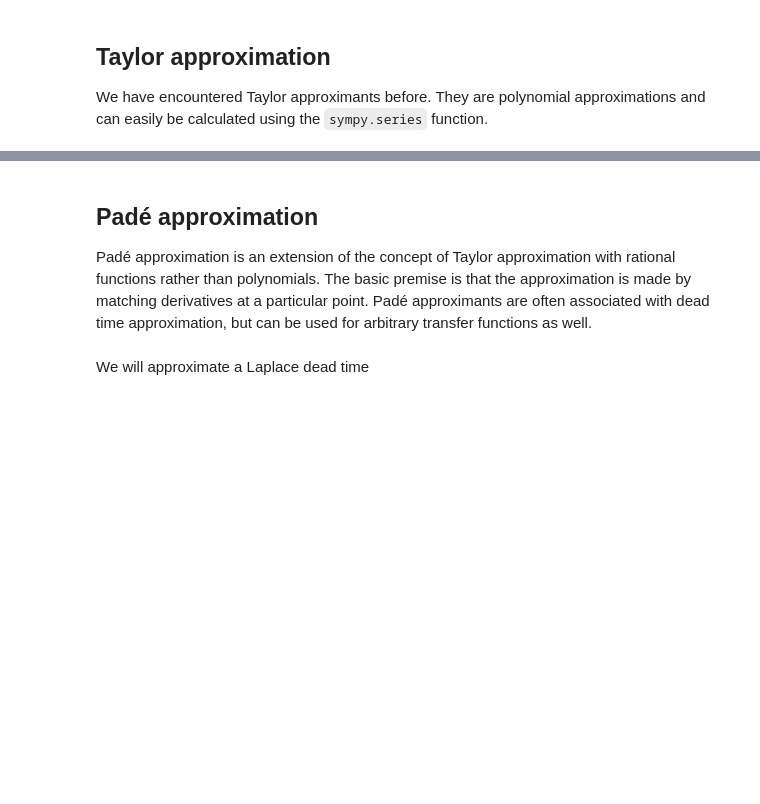
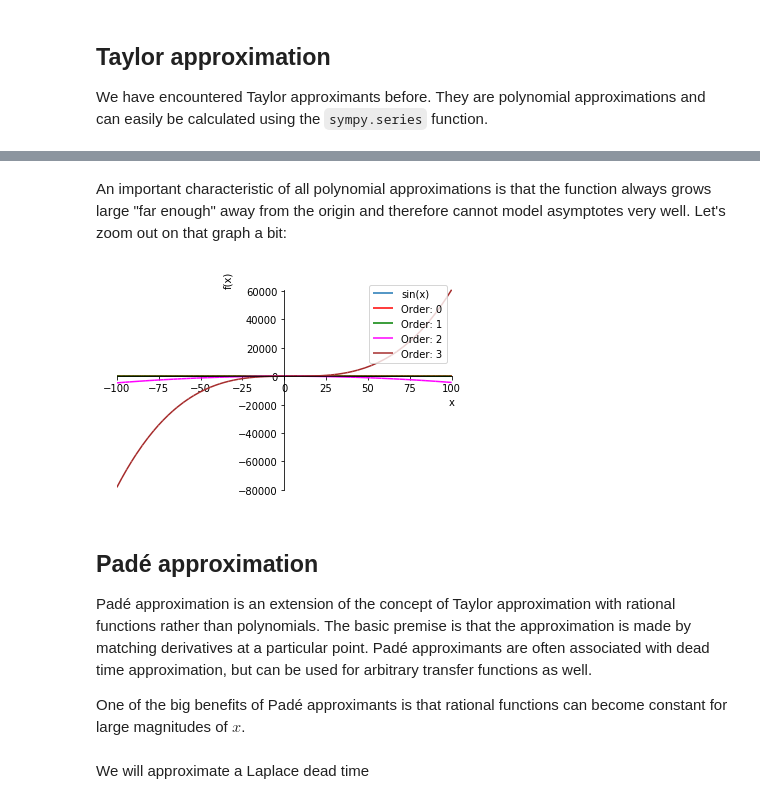
Before and after one commit to alchemyst/Dynamics-and-Control, a Jupyter notebook: 1_Dynamics/5_Complex_system_dynamics/Approximation.ipynb, the cells around one changed output, grey strips where cells are left out. Saved outputs shown, nothing was run; the diff lists cells and outputs as text; code cells hidden in the pictures; blank space fills up the shorter version.

```diff
--- a/1_Dynamics/5_Complex_system_dynamics/Approximation.ipynb
+++ b/1_Dynamics/5_Complex_system_dynamics/Approximation.ipynb
@@ -15,7 +44,15 @@ We have encountered Taylor approximants before. They are polynomial approximatio
+# %% [markdown]
+An important characteristic of all polynomial approximations is that the function always grows large "far enough" away from the origin and therefore cannot model asymptotes very well. Let's zoom out on that graph a bit:
+# %%
+taylor((-100, 100), (None, None))
+# %% [output]
+[figure, added]
 # %% [markdown]
 ## Padé approximation
 
 Padé approximation is an extension of the concept of Taylor approximation with rational functions rather than polynomials. The basic premise is that the approximation is made by matching derivatives at a particular point. Padé approximants are often associated with dead time approximation, but can be used for arbitrary transfer functions as well.
+
+One of the big benefits of Padé approximants is that rational functions can become constant for large magnitudes of $x$.
 # %%
 a, b, c, s, D = sympy.symbols('a, b, c, s, D')
 t = sympy.Symbol('t', positive=True)
```
Also changed, not shown: parts of 18 cells of this notebook.
